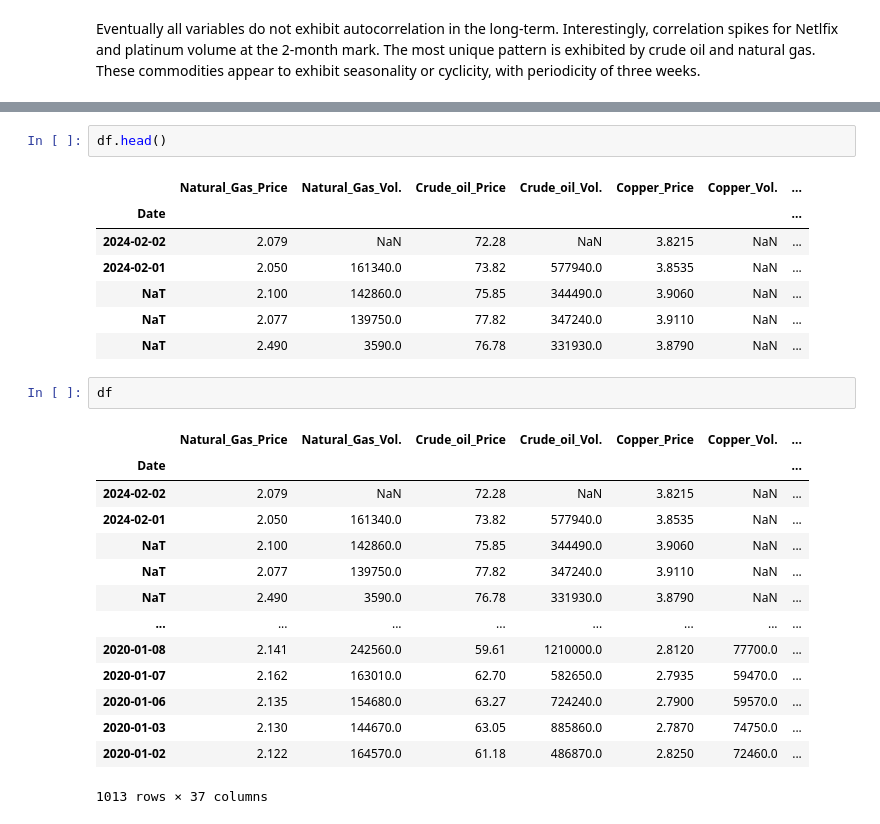
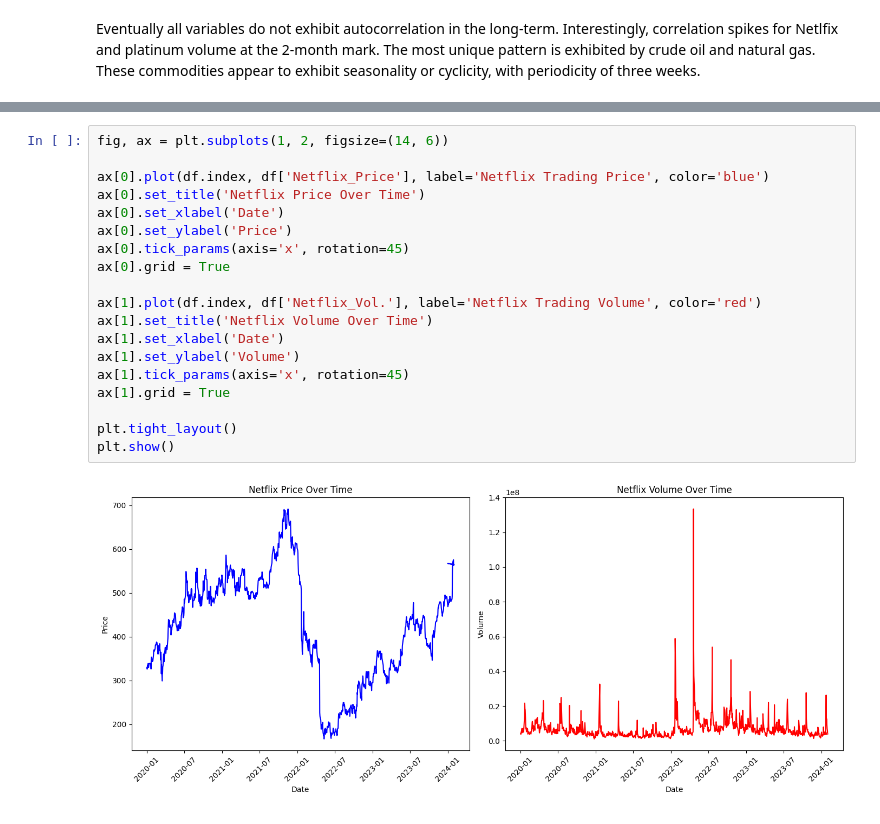
Before and after one commit to alexrpugh/US-Market-Research, a Jupyter notebook: US-Economy-Code.ipynb, the cells around one changed output, grey strips where cells are left out. Saved outputs shown, nothing was run; the diff lists cells and outputs as text.

```diff
--- a/US-Economy-Code.ipynb
+++ b/US-Economy-Code.ipynb
@@ -411,27 +353,21 @@ df.tail()
-# %%
-df.head()
-# %% [output]
-|  | Natural_Gas_Price | Natural_Gas_Vol. | Crude_oil_Price | Crude_oil_Vol. | Copper_Price | Copper_Vol. | ... |
-| Date |  |  |  |  |  |  | ... |
-| 2024-02-02 | 2.079 | NaN | 72.28 | NaN | 3.8215 | NaN | ... |
-| 2024-02-01 | 2.050 | 161340.0 | 73.82 | 577940.0 | 3.8535 | NaN | ... |
-| NaT | 2.100 | 142860.0 | 75.85 | 344490.0 | 3.9060 | NaN | ... |
-| NaT | 2.077 | 139750.0 | 77.82 | 347240.0 | 3.9110 | NaN | ... |
-| NaT | 2.490 | 3590.0 | 76.78 | 331930.0 | 3.8790 | NaN | ... |
-# %%
-df
-# %% [output]
-|  | Natural_Gas_Price | Natural_Gas_Vol. | Crude_oil_Price | Crude_oil_Vol. | Copper_Price | Copper_Vol. | ... |
-| Date |  |  |  |  |  |  | ... |
-| 2024-02-02 | 2.079 | NaN | 72.28 | NaN | 3.8215 | NaN | ... |
-| 2024-02-01 | 2.050 | 161340.0 | 73.82 | 577940.0 | 3.8535 | NaN | ... |
-| NaT | 2.100 | 142860.0 | 75.85 | 344490.0 | 3.9060 | NaN | ... |
-| NaT | 2.077 | 139750.0 | 77.82 | 347240.0 | 3.9110 | NaN | ... |
-| NaT | 2.490 | 3590.0 | 76.78 | 331930.0 | 3.8790 | NaN | ... |
-| ... | ... | ... | ... | ... | ... | ... | ... |
-| 2020-01-08 | 2.141 | 242560.0 | 59.61 | 1210000.0 | 2.8120 | 77700.0 | ... |
-| 2020-01-07 | 2.162 | 163010.0 | 62.70 | 582650.0 | 2.7935 | 59470.0 | ... |
-| 2020-01-06 | 2.135 | 154680.0 | 63.27 | 724240.0 | 2.7900 | 59570.0 | ... |
-| 2020-01-03 | 2.130 | 144670.0 | 63.05 | 885860.0 | 2.7870 | 74750.0 | ... |
-| 2020-01-02 | 2.122 | 164570.0 | 61.18 | 486870.0 | 2.8250 | 72460.0 | ... |
-1013 rows × 37 columns
+# %%
+fig, ax = plt.subplots(1, 2, figsize=(14, 6))
+
+ax[0].plot(df.index, df['Netflix_Price'], label='Netflix Trading Price', color='blue')
+ax[0].set_title('Netflix Price Over Time')
+ax[0].set_xlabel('Date')
+ax[0].set_ylabel('Price')
+ax[0].tick_params(axis='x', rotation=45)
+ax[0].grid = True
+
+ax[1].plot(df.index, df['Netflix_Vol.'], label='Netflix Trading Volume', color='red')
+ax[1].set_title('Netflix Volume Over Time')
+ax[1].set_xlabel('Date')
+ax[1].set_ylabel('Volume')
+ax[1].tick_params(axis='x', rotation=45)
+ax[1].grid = True
+
+plt.tight_layout()
+plt.show()
+# %% [output]
+[figure, added]
```
Also changed, not shown: parts of 20 cells of this notebook.
